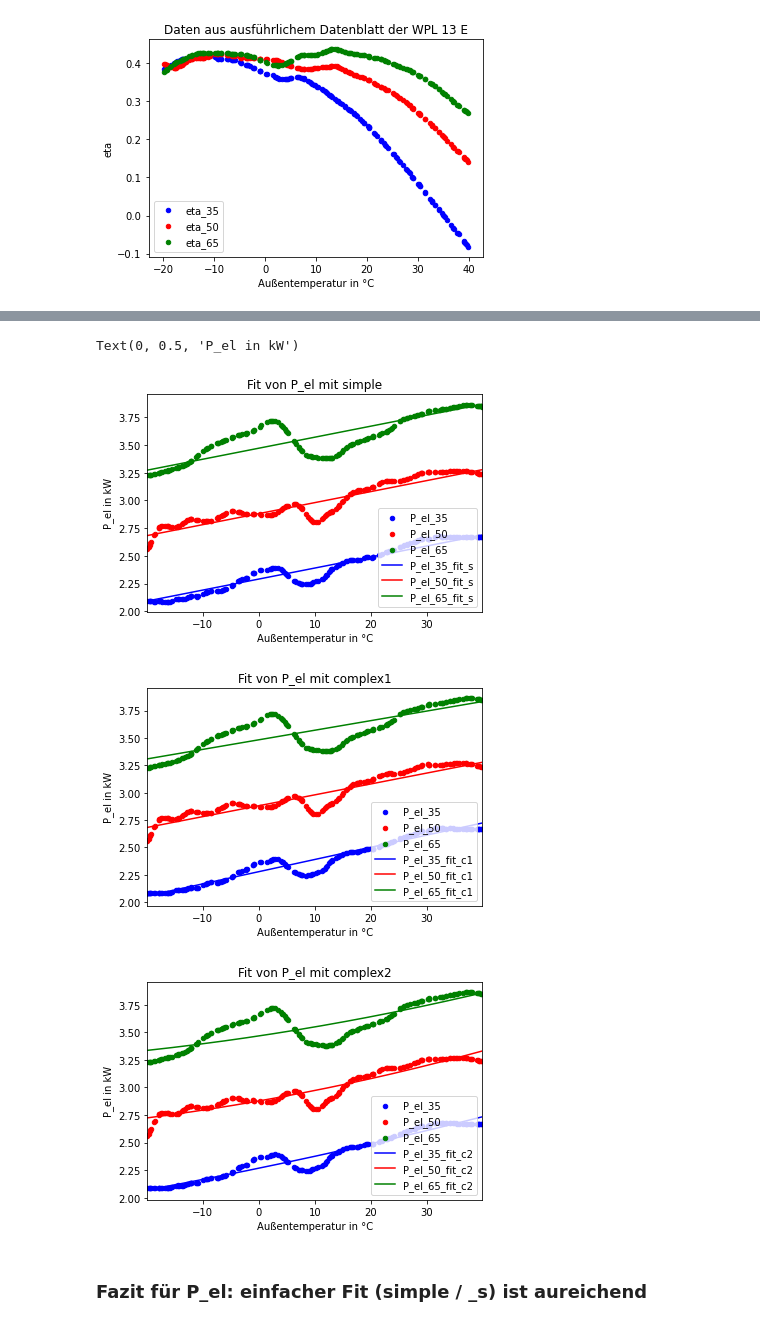
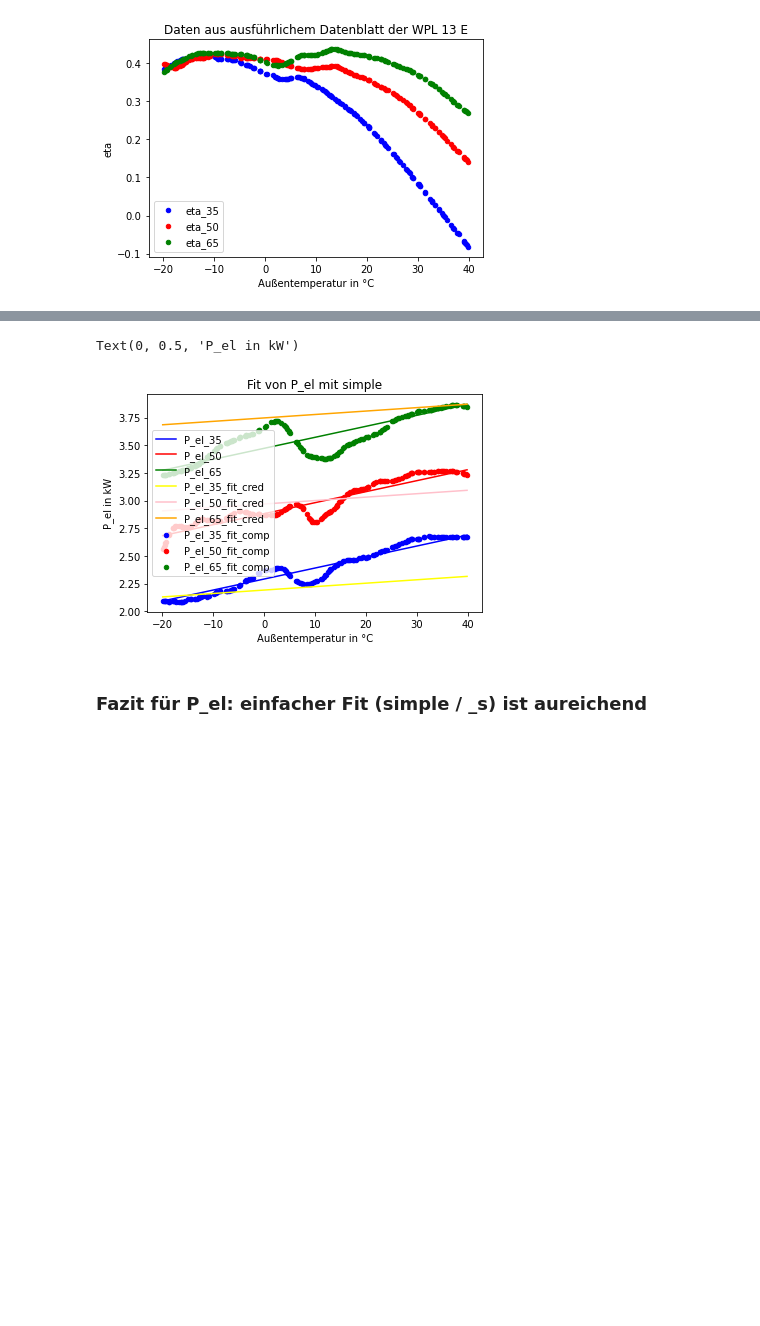
Before and after one commit to FZJ-IEK3-VSA/hplib, a Jupyter notebook: example/StiebelEltronWPL13/heatpump_model_wpl13_diagramm.ipynb, the cells around one changed output, grey strips where cells are left out. Saved outputs shown, nothing was run; the diff lists cells and outputs as text; code cells hidden in the pictures; blank space fills up the shorter version.

```diff
--- a/example/StiebelEltronWPL13/heatpump_model_wpl13_diagramm.ipynb
+++ b/example/StiebelEltronWPL13/heatpump_model_wpl13_diagramm.ipynb
@@ -61,17 +44,17 @@ def func_complex(para, x, y):
 Mit Hilfe des EngaugeDigitizer wurden die Referenz-Werte der Stiebel Eltron WPL 13 E aus der Grafik in eine CSV überführt.
 BEDIENUNG UND INSTALLATION | LUFT/WASSER-WÄRMEPUMPE | WPL 13 cool, WPL 18 cool, WPL 23 cool, WPL 13 E, WPL 18 E, WPL 23 E
 # %%
-# Import data
-data = pd.read_csv('heatpump_wpl13_diagramm.csv', delimiter=';', decimal=',')
+# Import data_cred
+data_cred = pd.read_csv('heatpump_wpl13_diagramm.csv', delimiter=';', decimal=',')
 # Daten vervollständigen, indem COP und Gütagrad (eta) aus errechnet werden
 K = 273.15
-data['T_in'] = data['T_in'].astype(float)
-data['T_out'] = data['T_out'].astype(float)
-data['COP'] = data['P_th'] / data['P_el']
-eta_carnot = (data['T_out']+K) / ((data['T_out']+K)-(data['T_in']+K))
-data['eta'] = data ['COP'] / eta_carnot
-data.fillna(0, inplace=True)
-data
+data_cred['T_in'] = data_cred['T_in'].astype(float)
+data_cred['T_out'] = data_cred['T_out'].astype(float)
+data_cred['COP'] = data_cred['P_th'] / data_cred['P_el']
+eta_carnot = (data_cred['T_out']+K) / ((data_cred['T_out']+K)-(data_cred['T_in']+K))
+data_cred['eta'] = data_cred ['COP'] / eta_carnot
+data_cred.fillna(0, inplace=True)
+data_cred
 # %% [output]
 |  | T_in | T_out | P_th | P_el | COP | eta |
 | 0 | -19.8932 | 35.0 | 4.4916 | 2.0880 | 2.151149 | 0.383201 |
@@ -224,7 +225,7 @@ para_wpl13_c2['eta']=eta_para_c2
  ## Vergleich der der Referenz-Daten mit den Ergebnissen der Fit-Funktionen
 # %%
 # Plot der Referenz-Daten
-data2 = data # Kopie erstellen
+data2 = data_cred # Kopie erstellen
 fig, axes = plt.subplots(nrows=1, ncols=1)
 data2[data2['T_out']==35].plot(ax=axes, x='T_in', y='P_th', kind='scatter', label='P_th_35', c='Blue', title='Daten aus ausführlichem Datenblatt der WPL 13 E')
 data2[data2['T_out']==35].plot(ax=axes, x='T_in', y='P_el', kind='scatter', label='P_el_35', c='Blue')
@@ -248,44 +265,26 @@ Text(0, 0.5, 'eta')
 # %%
 # P_el vergleichen
 # Berechnen
-data2['P_el_s'] = func_simple(para_wpl13_s['P_el'], data2['T_in'], data2['T_out'])
-data2['P_el_c1'] = func_complex(para_wpl13_c1['P_el'], data2['T_in'], data2['T_out'])
-data2['P_el_c2'] = func_complex(para_wpl13_c2['P_el'], data2['T_in'], data2['T_out'])
+data2['P_el_cred'] = func_simple(para_wpl13_cred['P_el'], data2['T_in'], data2['T_out'])
+data2['P_el_comp'] = func_simple(para_wpl13_comp['P_el'], data2['T_in'], data2['T_out'])
+
 # Plot Simple
 fig, axes = plt.subplots(nrows=1, ncols=1)
 data2[data2['T_out']==35].plot(ax=axes, x='T_in', y='P_el', kind='scatter', label='P_el_35', c='Blue', title='Fit von P_el mit simple')
 data2[data2['T_out']==50].plot(ax=axes, x='T_in', y='P_el', kind='scatter', label='P_el_50', c='Red')
 data2[data2['T_out']==65].plot(ax=axes, x='T_in', y='P_el', kind='scatter', label='P_el_65', c='Green')
-data2[data2['T_out']==35].plot(ax=axes, x='T_in', y='P_el_s', kind='line', label='P_el_35_fit_s', c='Blue')
-data2[data2['T_out']==50].plot(ax=axes, x='T_in', y='P_el_s', kind='line', label='P_el_50_fit_s', c='Red')
-data2[data2['T_out']==65].plot(ax=axes, x='T_in', y='P_el_s', kind='line', label='P_el_65_fit_s', c='Green')
+data2[data2['T_out']==35].plot(ax=axes, x='T_in', y='P_el_cred', kind='line', label='P_el_35_fit_cred', c='Blue')
+data2[data2['T_out']==50].plot(ax=axes, x='T_in', y='P_el_cred', kind='line', label='P_el_50_fit_cred', c='Red')
+data2[data2['T_out']==65].plot(ax=axes, x='T_in', y='P_el_cred', kind='line', label='P_el_65_fit_cred', c='Green')
+
+data2[data2['T_out']==35].plot(ax=axes, x='T_in', y='P_el_comp', kind='line', label='P_el_35_fit_comp', c='Yellow')
+data2[data2['T_out']==50].plot(ax=axes, x='T_in', y='P_el_comp', kind='line', label='P_el_50_fit_comp', c='Pink')
+data2[data2['T_out']==65].plot(ax=axes, x='T_in', y='P_el_comp', kind='line', label='P_el_65_fit_comp', c='Orange')
 axes.set_xlabel("Außentemperatur in °C")
 axes.set_ylabel("P_el in kW")
-# Complex1
-fig, axes = plt.subplots(nrows=1, ncols=1)
-data2[data2['T_out']==35].plot(ax=axes, x='T_in', y='P_el', kind='scatter', label='P_el_35', c='Blue', title='Fit von P_el mit complex1')
-data2[data2['T_out']==50].plot(ax=axes, x='T_in', y='P_el', kind='scatter', label='P_el_50', c='Red')
-data2[data2['T_out']==65].plot(ax=axes, x='T_in', y='P_el', kind='scatter', label='P_el_65', c='Green')
-data2[data2['T_out']==35].plot(ax=axes, x='T_in', y='P_el_c1', kind='line', label='P_el_35_fit_c1', c='Blue')
-data2[data2['T_out']==50].plot(ax=axes, x='T_in', y='P_el_c1', kind='line', label='P_el_50_fit_c1', c='Red')
-data2[data2['T_out']==65].plot(ax=axes, x='T_in', y='P_el_c1', kind='line', label='P_el_65_fit_c1', c='Green')
-axes.set_xlabel("Außentemperatur in °C")
-axes.set_ylabel("P_el in kW")
-# Complex2
-fig, axes = plt.subplots(nrows=1, ncols=1)
-data2[data2['T_out']==35].plot(ax=axes, x='T_in', y='P_el', kind='scatter', label='P_el_35', c='Blue', title='Fit von P_el mit complex2')
-data2[data2['T_out']==50].plot(ax=axes, x='T_in', y='P_el', kind='scatter', label='P_el_50', c='Red')
-data2[data2['T_out']==65].plot(ax=axes, x='T_in', y='P_el', kind='scatter', label='P_el_65', c='Green')
-data2[data2['T_out']==35].plot(ax=axes, x='T_in', y='P_el_c2', kind='line', label='P_el_35_fit_c2', c='Blue')
-data2[data2['T_out']==50].plot(ax=axes, x='T_in', y='P_el_c2', kind='line', label='P_el_50_fit_c2', c='Red')
-data2[data2['T_out']==65].plot(ax=axes, x='T_in', y='P_el_c2', kind='line', label='P_el_65_fit_c2', c='Green')
-axes.set_xlabel("Außentemperatur in °C")
-axes.set_ylabel("P_el in kW")
 # %% [output]
 Text(0, 0.5, 'P_el in kW')
-[figure, old version]
+[figure, new version]
-[figure, removed]
-[figure, removed]
 # %% [markdown]
 ### Fazit für P_el: einfacher Fit (simple / _s) ist aureichend
 # %%
```
Also changed, not shown: parts of 12 cells of this notebook.
